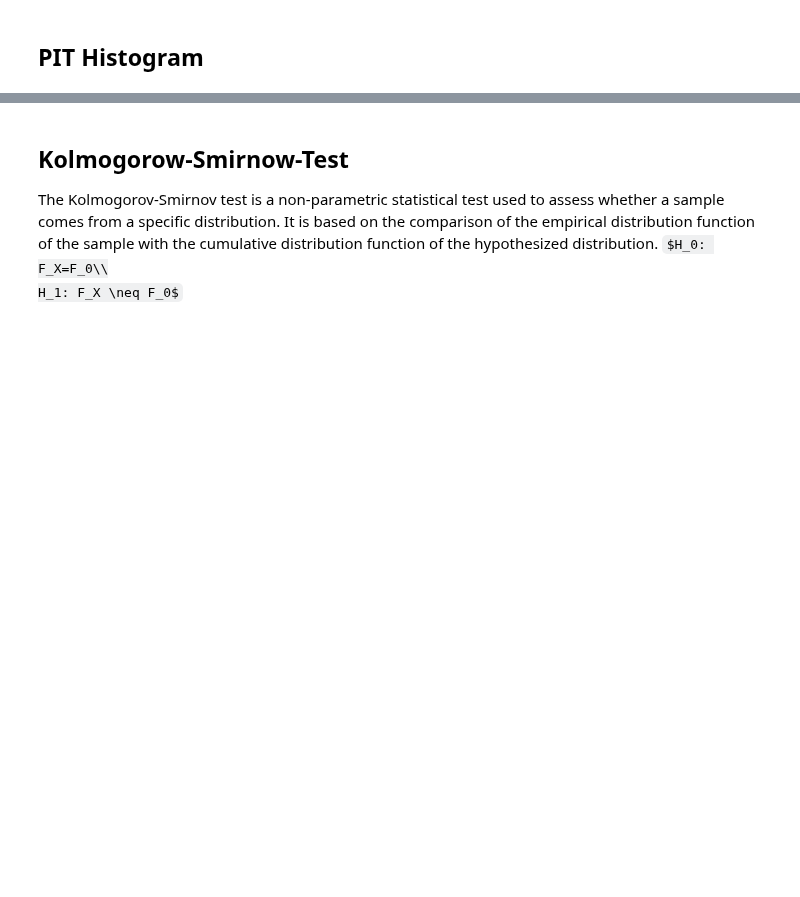
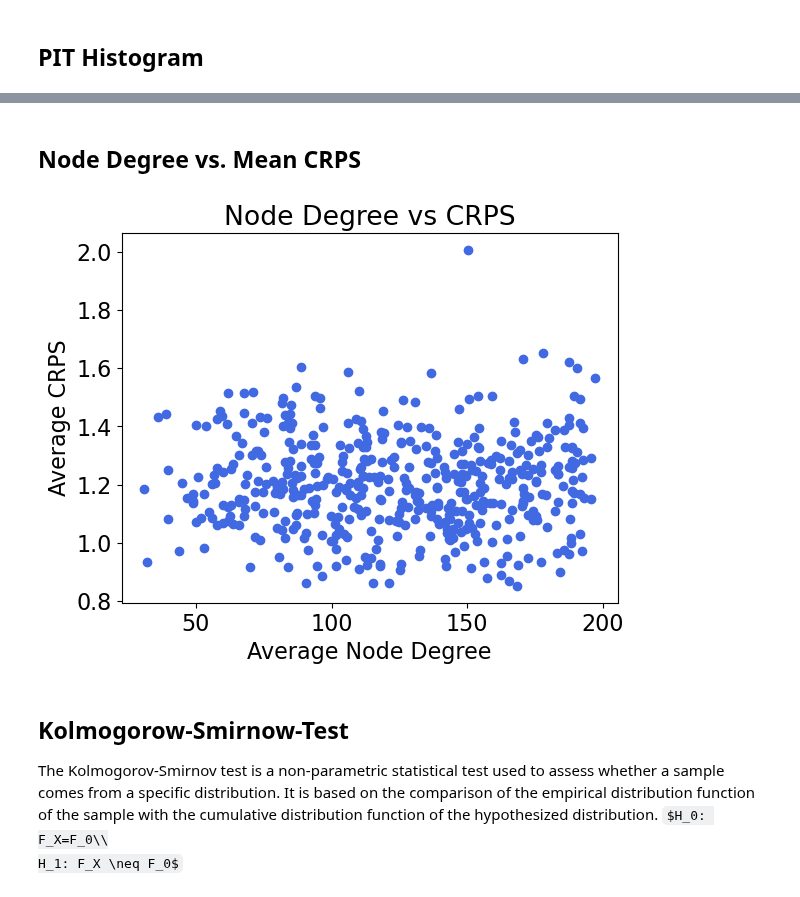
Before and after one commit to m-j-w-f/GNNPP, a Jupyter notebook: gnn/ensemble_test.ipynb, the cells around one changed output, grey strips where cells are left out. Saved outputs shown, nothing was run; the diff lists cells and outputs as text; code cells hidden in the pictures; some formulas as TeX source; blank space fills up the shorter version.

```diff
--- a/gnn/ensemble_test.ipynb
+++ b/gnn/ensemble_test.ipynb
@@ -263,0 +304,2 @@ plt.savefig(f"{save_path}/PIT.eps", format='eps', dpi=300, bbox_inches='tight')
+# %% [markdown]
+## Node Degree vs. Mean CRPS
@@ -264,3 +370,11 @@ plt.savefig(f"{save_path}/PIT.eps", format='eps', dpi=300, bbox_inches='tight')
+# %%
+plt.scatter(id_to_avg_degree.values(), id_to_avg_crps.values(), color="royalblue")
+plt.xlabel('Average Node Degree')
+plt.ylabel('Average CRPS')
+plt.title('Node Degree vs CRPS')
+plt.savefig(f"{save_path}/DegreeCRPS_{name}.eps", format='eps', dpi=300, bbox_inches='tight')
+# %% [output]
+[figure, added]
 # %% [markdown]
 ## Kolmogorow-Smirnow-Test
 The Kolmogorov-Smirnov test is a non-parametric statistical test used to assess whether a sample comes from a specific distribution. It is based on the comparison of the empirical distribution function of the sample with the cumulative distribution function of the hypothesized distribution.
```
Also changed, not shown: parts of 13 cells of this notebook, 2 other files.
